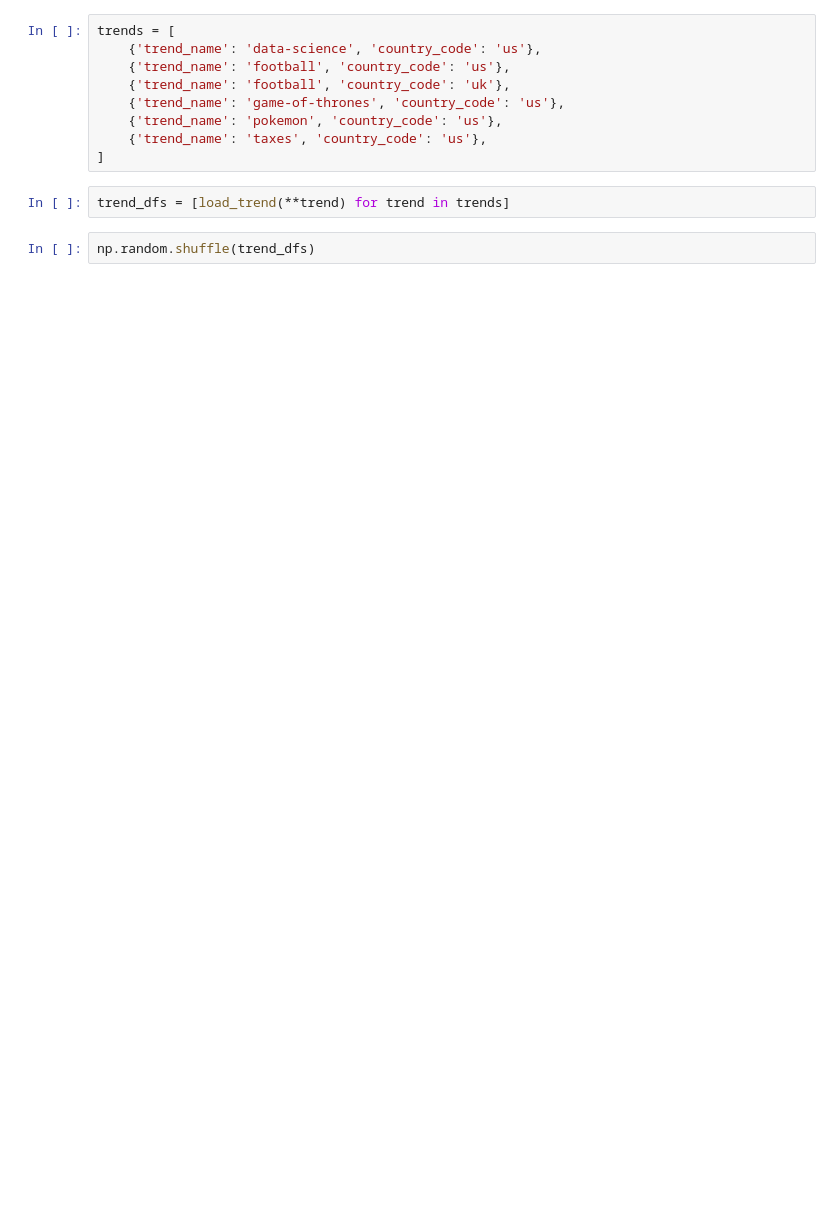
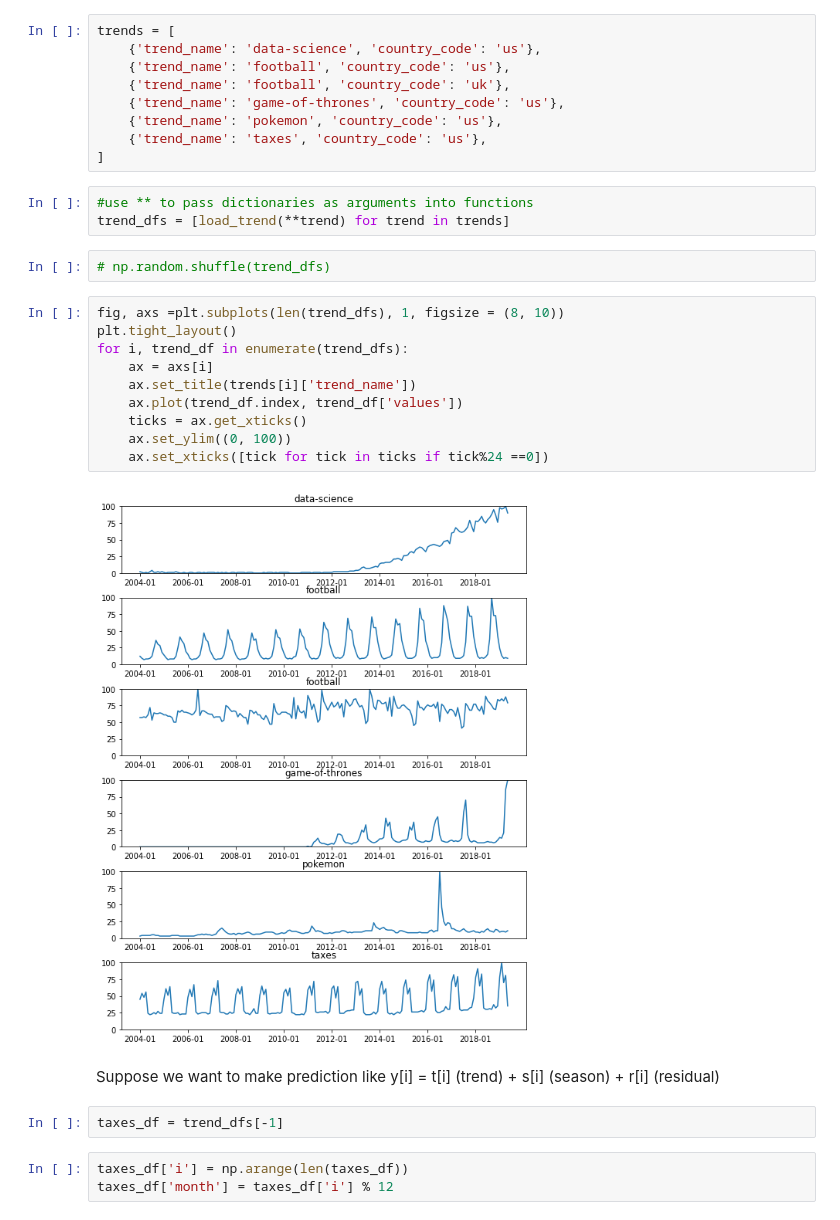
Before and after one commit to tsgreenwood-flatiron-data-science/time-series-examples, a Jupyter notebook: time-series-examples.ipynb, the cells around one changed output. Drawn from its saved outputs; the diff is of its cells as text; blank space fills up the shorter version.

```diff
--- a/time-series-examples.ipynb
+++ b/time-series-examples.ipynb
@@ -22,6 +22,26 @@ trends = [
     {'trend_name': 'taxes', 'country_code': 'us'},
 ]
 # %%
+#use ** to pass dictionaries as arguments into functions
 trend_dfs = [load_trend(**trend) for trend in trends]
 # %%
-np.random.shuffle(trend_dfs)
+# np.random.shuffle(trend_dfs)
+# %%
+fig, axs =plt.subplots(len(trend_dfs), 1, figsize = (8, 10))
+plt.tight_layout()
+for i, trend_df in enumerate(trend_dfs):
+    ax = axs[i]
+    ax.set_title(trends[i]['trend_name'])
+    ax.plot(trend_df.index, trend_df['values'])
+    ticks = ax.get_xticks()
+    ax.set_ylim((0, 100))
+    ax.set_xticks([tick for tick in ticks if tick%24 ==0])
+# %% [output]
+[figure, added]
+# %% [markdown]
+Suppose we want to make prediction like y[i] = t[i] (trend) + s[i] (season) + r[i] (residual)
+# %%
+taxes_df = trend_dfs[-1]
+# %%
+taxes_df['i'] = np.arange(len(taxes_df))
+taxes_df['month'] = taxes_df['i'] % 12
```
Also changed, not shown: parts of 12 cells of this notebook.
